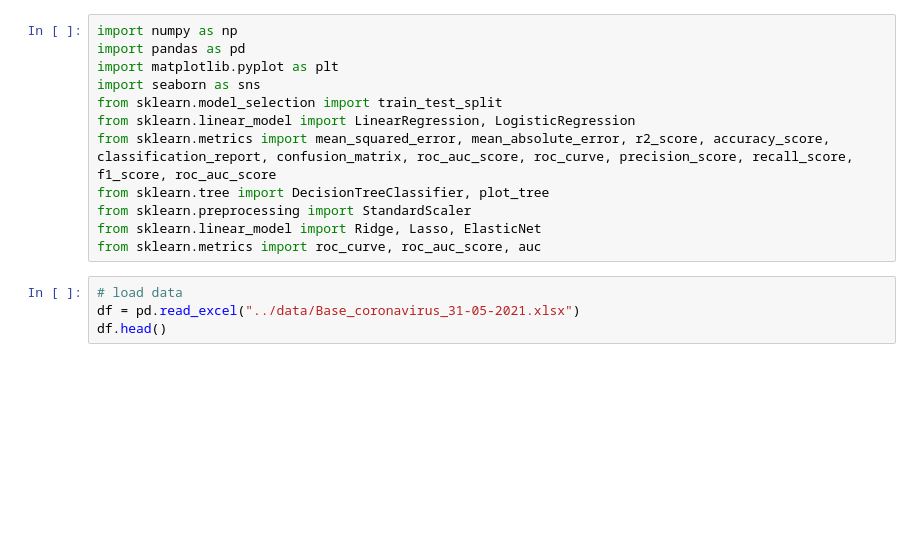
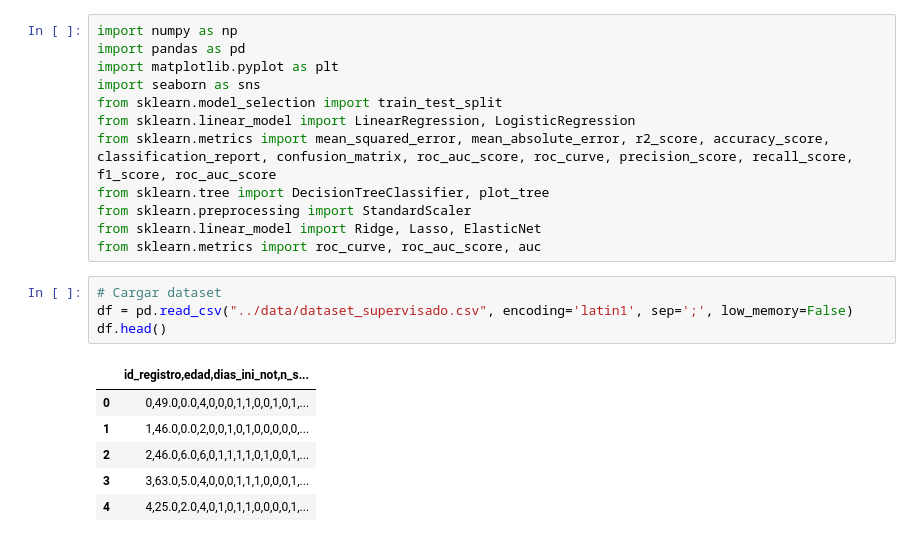
Before and after one commit to joe0zf/covid19-ml-analysis, a Jupyter notebook: notebooks/supervised-learning.ipynb, the cells around one changed output. Cells and saved outputs as stored; diff of their text form; blank space fills up the shorter version.

```diff
--- a/notebooks/supervised-learning.ipynb
+++ b/notebooks/supervised-learning.ipynb
@@ -10,7 +10,14 @@ from sklearn.tree import DecisionTreeClassifier, plot_tree
 from sklearn.preprocessing import StandardScaler
 from sklearn.linear_model import Ridge, Lasso, ElasticNet
 from sklearn.metrics import roc_curve, roc_auc_score, auc
-# %%
-# load data
-df = pd.read_excel("../data/Base_coronavirus_31-05-2021.xlsx")
-df.head()
+# %%
+# Cargar dataset
+df = pd.read_csv("../data/dataset_supervisado.csv", encoding='latin1', sep=';', low_memory=False)
+df.head()
+# %% [output]
+|  | id_registro,edad,dias_ini_not,n_s... |
+| 0 | 0,49.0,0.0,4,0,0,0,1,1,0,0,1,0,1,... |
+| 1 | 1,46.0,0.0,2,0,0,1,0,1,0,0,0,0,0,... |
+| 2 | 2,46.0,6.0,6,0,1,1,1,1,0,1,0,0,1,... |
+| 3 | 3,63.0,5.0,4,0,0,0,1,1,1,0,0,0,1,... |
+| 4 | 4,25.0,2.0,4,0,1,0,1,1,0,0,0,0,1,... |
```
Also changed, not shown: parts of 12 cells of this notebook.
